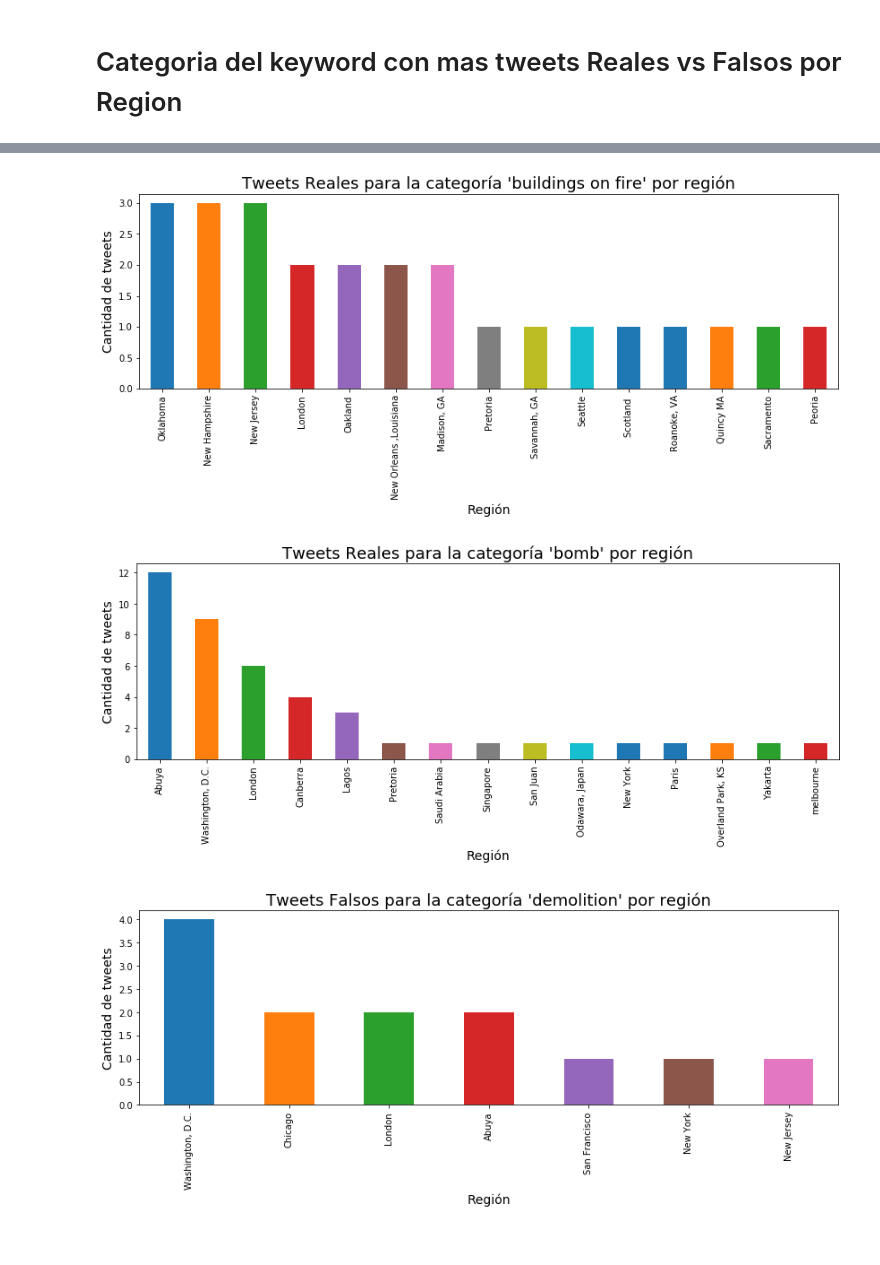
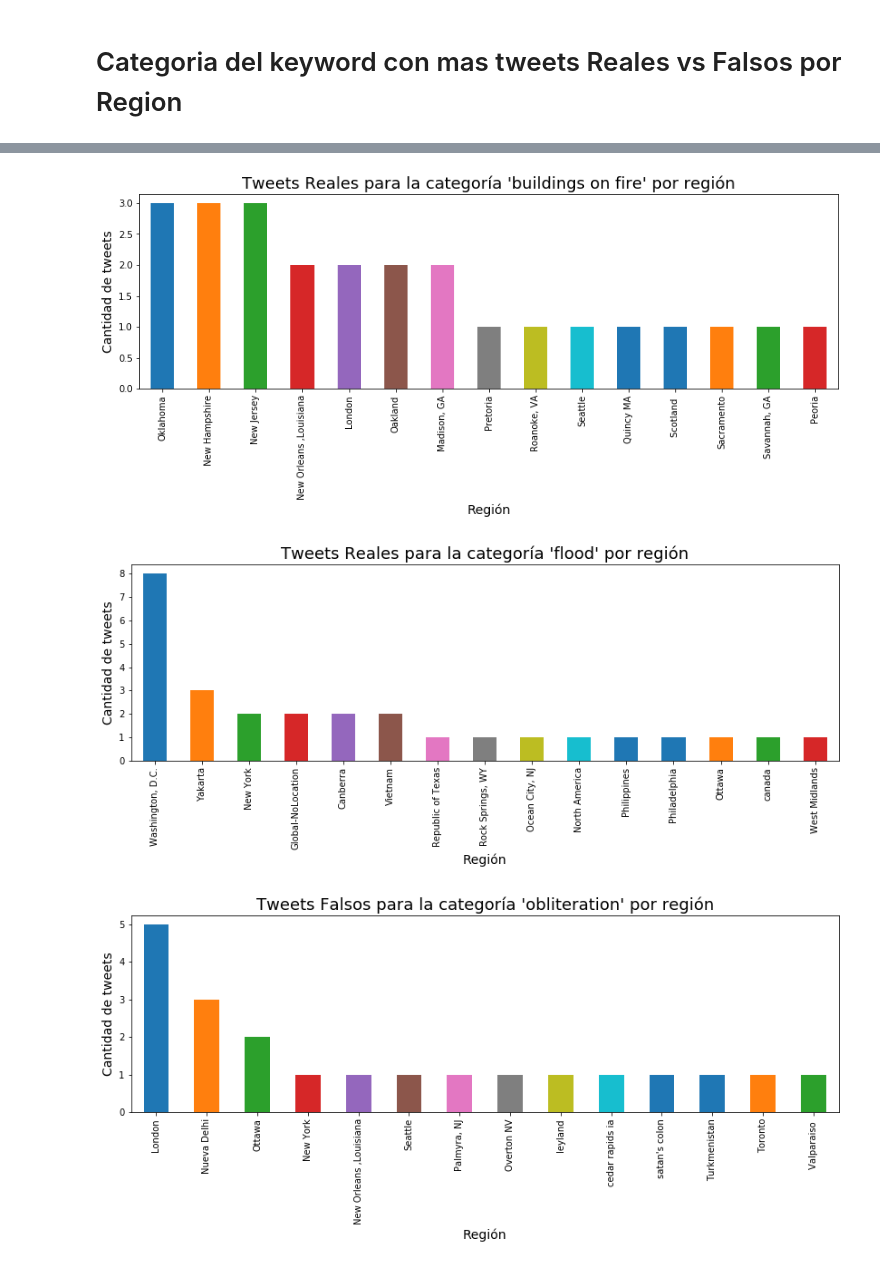
Before and after one commit to ZoraidaF/Cuarendata, a Jupyter notebook: Location_keyword_Tweets.ipynb, the cells around one changed output, grey strips where cells are left out. Saved outputs shown, nothing was run; the diff lists cells and outputs as text; code cells hidden in the pictures.

```diff
--- a/Location_keyword_Tweets.ipynb
+++ b/Location_keyword_Tweets.ipynb
@@ -42,6 +42,7 @@ training_set.describe()
 training_set['location'] = training_set['location'].apply(lambda x: 'Washington, D.C.' if 'US' in x else x)
 training_set['location'] = training_set['location'].apply(lambda x: 'Washington, D.C.' if 'United States' in x else x)
 training_set['location'] = training_set['location'].apply(lambda x: 'Washington, D.C.' if 'Washington' in x else x)
+training_set['location'] = training_set['location'].apply(lambda x: 'Washington, D.C.' if 'U.S.A' in x else x)
 #London, England = London = UK (capital)
 training_set['location'] = training_set['location'].apply(lambda x: 'London' if 'London' in x else x)
 training_set['location'] = training_set['location'].apply(lambda x: 'London' if 'UK' in x else x)
@@ -192,6 +193,9 @@ training_set = training_set.loc[(~training_set.location.str.contains('Earth', na
                                 & (~training_set.location.str.contains('11202', na=False))\
                                 & (~training_set.location.str.contains('MAD as Hell', na=False))\
                                 & (~training_set.location.str.contains('under the blanket', na=False))\
+                                & (~training_set.location.str.contains('10.6148', na=False))\
+                                & (~training_set.location.str.contains('oman', na=False))\
+                                & (~training_set.location.str.contains("don't", na=False))\
                                ]
 # %% [markdown]
 # Regiones con tweets Reales vs Falsos
@@ -543,7 +547,8 @@ plt.show()
 # %%
 # Obtenemos categorías para las keywords agrupando términos similares (que hacen referencia a lo mismos)
 keyword_category_tweets = keyword_tweets
-keyword_category_tweets['keyword_category'] = keyword_tweets['keyword']
+keyword_category_tweets['keyword'] = keyword_category_tweets['keyword'].replace(to_replace="%20", value=" ", regex=True)
+keyword_category_tweets['keyword_category'] = keyword_category_tweets['keyword']
 keyword_category_tweets['keyword_category'] = keyword_category_tweets['keyword_category'].apply(lambda x: 'annihilation' if 'annihilat' in x else x)
 keyword_category_tweets['keyword_category'] = keyword_category_tweets['keyword_category'].apply(lambda x: 'arson' if 'arson' in x else x)
 keyword_category_tweets['keyword_category'] = keyword_category_tweets['keyword_category'].apply(lambda x: 'attack' if 'attack' in x else x)
@@ -553,12 +558,11 @@ keyword_category_tweets['keyword_category'] = keyword_category_tweets['keyword_c
 keyword_category_tweets['keyword_category'] = keyword_category_tweets['keyword_category'].apply(lambda x: 'blood' if 'bloody' in x else x)
 keyword_category_tweets['keyword_category'] = keyword_category_tweets['keyword_category'].apply(lambda x: 'blew up' if 'blown up' in x else x)
 keyword_category_tweets['keyword_category'] = keyword_category_tweets['keyword_category'].apply(lambda x: 'body bag' if 'body bag' in x else x)
-keyword_category_tweets['keyword_category'] = keyword_category_tweets['keyword_category'].apply(lambda x: 'bomb' if 'bomb' in x else x)
 keyword_category_tweets['keyword_category'] = keyword_category_tweets['keyword_category'].apply(lambda x: 'buildings on fire' if 'buildings' in x else x)
 keyword_category_tweets['keyword_category'] = keyword_category_tweets['keyword_category'].apply(lambda x: 'burning' if 'burned' in x else x)
 keyword_category_tweets['keyword_category'] = keyword_category_tweets['keyword_category'].apply(lambda x: 'casualty' if 'casualties' in x else x)
 keyword_category_tweets['keyword_category'] = keyword_category_tweets['keyword_category'].apply(lambda x: 'catastrophe' if 'catastrop' in x else x)
-keyword_category_tweets['keyword_category'] = keyword_category_tweets['keyword_category'].apply(lambda x: 'collapse' if 'collapse' in x else x)
+keyword_category_tweets['keyword_category'] = keyword_category_tweets['keyword_category'].apply(lambda x: 'collapse' if 'collapsed' in x else x)
 keyword_category_tweets['keyword_category'] = keyword_category_tweets['keyword_category'].apply(lambda x: 'collision' if 'collide' in x else x)
 keyword_category_tweets['keyword_category'] = keyword_category_tweets['keyword_category'].apply(lambda x: 'crash' if 'crashed' in x else x)
 keyword_category_tweets['keyword_category'] = keyword_category_tweets['keyword_category'].apply(lambda x: 'crush' if 'crushed' in x else x)
@@ -569,8 +573,8 @@ keyword_category_tweets['keyword_category'] = keyword_category_tweets['keyword_c
 keyword_category_tweets['keyword_category'] = keyword_category_tweets['keyword_category'].apply(lambda x: 'derailment' if 'derail' in x else x)
 keyword_category_tweets['keyword_category'] = keyword_category_tweets['keyword_category'].apply(lambda x: 'desolation' if 'desolate' in x else x)
 keyword_category_tweets['keyword_category'] = keyword_category_tweets['keyword_category'].apply(lambda x: 'destruction' if 'destroy' in x else x)
-keyword_category_tweets['keyword_category'] = keyword_category_tweets['keyword_category'].apply(lambda x: 'detonation' if 'devastated' in x else x)
-keyword_category_tweets['keyword_category'] = keyword_category_tweets['keyword_category'].apply(lambda x: 'devastation' if 'annihilated' in x else x)
+keyword_category_tweets['keyword_category'] = keyword_category_tweets['keyword_category'].apply(lambda x: 'detonation' if 'detonat' in x else x)
+keyword_category_tweets['keyword_category'] = keyword_category_tweets['keyword_category'].apply(lambda x: 'devastation' if 'devastat' in x else x)
 keyword_category_tweets['keyword_category'] = keyword_category_tweets['keyword_category'].apply(lambda x: 'drowning' if 'drown' in x else x)
 keyword_category_tweets['keyword_category'] = keyword_category_tweets['keyword_category'].apply(lambda x: 'electrocute' if 'electrocute' in x else x)
 keyword_category_tweets['keyword_category'] = keyword_category_tweets['keyword_category'].apply(lambda x: 'evacuation' if 'evacuat' in x else x)
@@ -585,6 +589,7 @@ keyword_category_tweets['keyword_category'] = keyword_category_tweets['keyword_c
 keyword_category_tweets['keyword_category'] = keyword_category_tweets['keyword_category'].apply(lambda x: 'injury' if 'injur' in x else x)
 keyword_category_tweets['keyword_category'] = keyword_category_tweets['keyword_category'].apply(lambda x: 'inundation' if 'inundated' in x else x)
 keyword_category_tweets['keyword_category'] = keyword_category_tweets['keyword_category'].apply(lambda x: 'mass murder' if 'mass murder' in x else x)
+keyword_category_tweets['keyword_category'] = keyword_category_tweets['keyword_category'].apply(lambda x: 'obliteration' if 'obliterate' in x else x)
 keyword_category_tweets['keyword_category'] = keyword_category_tweets['keyword_category'].apply(lambda x: 'panic' if 'panic' in x else x)
 keyword_category_tweets['keyword_category'] = keyword_category_tweets['keyword_category'].apply(lambda x: 'quarantine' if 'quarantine' in x else x)
 keyword_category_tweets['keyword_category'] = keyword_category_tweets['keyword_category'].apply(lambda x: 'rescue' if 'rescue' in x else x)
@@ -592,9 +597,10 @@ keyword_category_tweets['keyword_category'] = keyword_category_tweets['keyword_c
 keyword_category_tweets['keyword_category'] = keyword_category_tweets['keyword_category'].apply(lambda x: 'screaming' if 'scream' in x else x)
 keyword_category_tweets['keyword_category'] = keyword_category_tweets['keyword_category'].apply(lambda x: 'siren' if 'siren' in x else x)
 keyword_category_tweets['keyword_category'] = keyword_category_tweets['keyword_category'].apply(lambda x: 'suicide bomb' if 'suicide bomb' in x else x)
+keyword_category_tweets['keyword_category'] = keyword_category_tweets['keyword_category'].apply(lambda x: 'bomb' if (x=='bomb')|(x=='bombed')|(x=='bombing') else x)
 keyword_category_tweets['keyword_category'] = keyword_category_tweets['keyword_category'].apply(lambda x: 'sinking' if 'sunk' in x else x)
 keyword_category_tweets['keyword_category'] = keyword_category_tweets['keyword_category'].apply(lambda x: 'survive' if 'surviv' in x else x)
-keyword_category_tweets['keyword_category'] = keyword_category_tweets['keyword_category'].apply(lambda x: 'terrorism' if 'terroris' in x else x)
+keyword_category_tweets['keyword_category'] = keyword_category_tweets['keyword_category'].apply(lambda x: 'terrorism' if 'terrorist' in x else x)
 keyword_category_tweets['keyword_category'] = keyword_category_tweets['keyword_category'].apply(lambda x: 'thunder' if 'thunder' in x else x)
 keyword_category_tweets['keyword_category'] = keyword_category_tweets['keyword_category'].apply(lambda x: 'trauma' if 'trauma' in x else x)
 keyword_category_tweets['keyword_category'] = keyword_category_tweets['keyword_category'].apply(lambda x: 'weapon' if 'weapon' in x else x)
@@ -742,33 +748,33 @@ plot_location_keyword_category_tweets_reales_bof.set_xlabel('Región', size=14)
 plot_location_keyword_category_tweets_reales_bof.legend().set_visible(False)
 plt.show()
 # %% [output]
-[figure, old version]
+[figure, new version]
 # %%
-#Para bomb con mas tweets reales analizamos la distribucion de regiones
-location_keyword_category_tweets_reales_bomb = location_keyword_category_tweets_reales.loc[location_keyword_category_tweets_reales['keyword_category'] == 'bomb']
+#Para flood con mas tweets reales analizamos la distribucion de regiones
+location_keyword_category_tweets_reales_flood = location_keyword_category_tweets_reales.loc[location_keyword_category_tweets_reales['keyword_category'] == 'flood']
 
-plot_location_keyword_category_tweets_reales_bomb = location_keyword_category_tweets_reales_bomb.head(15)
-plot_location_keyword_category_tweets_reales_bomb = plot_location_keyword_category_tweets_reales_bomb.plot(x='location', y='count', kind='bar',figsize=(14,4))
-plot_location_keyword_category_tweets_reales_bomb.set_title("Tweets Reales para la categoría 'bomb' por región", size=18)
-plot_location_keyword_category_tweets_reales_bomb.set_ylabel('Cantidad de tweets', size=14)
-plot_location_keyword_category_tweets_reales_bomb.set_xlabel('Región', size=14)
-plot_location_keyword_category_tweets_reales_bomb.legend().set_visible(False)
+plot_location_keyword_category_tweets_reales_flood = location_keyword_category_tweets_reales_flood.head(15)
+plot_location_keyword_category_tweets_reales_flood = plot_location_keyword_category_tweets_reales_flood.plot(x='location', y='count', kind='bar',figsize=(14,4))
+plot_location_keyword_category_tweets_reales_flood.set_title("Tweets Reales para la categoría 'flood' por región", size=18)
+plot_location_keyword_category_tweets_reales_flood.set_ylabel('Cantidad de tweets', size=14)
+plot_location_keyword_category_tweets_reales_flood.set_xlabel('Región', size=14)
+plot_location_keyword_category_tweets_reales_flood.legend().set_visible(False)
 plt.show()
 # %% [output]
-[figure, old version]
+[figure, new version]
 # %%
-#Para demolition con mas tweets falsos analizamos la distribucion de regiones
-location_keyword_category_tweets_reales_demolition = location_keyword_category_tweets_reales.loc[location_keyword_category_tweets_reales['keyword_category'] == 'demolition']
+#Para obliteration con mas tweets falsos analizamos la distribucion de regiones
+location_keyword_category_tweets_fakes_obliteration = location_keyword_category_tweets_fakes.loc[location_keyword_category_tweets_fakes['keyword_category'] == 'obliteration']
 
-plot_location_keyword_category_tweets_reales_demolition = location_keyword_category_tweets_reales_demolition.head(15)
-plot_location_keyword_category_tweets_reales_demolition = plot_location_keyword_category_tweets_reales_demolition.plot(x='location', y='count', kind='bar',figsize=(14,4))
-plot_location_keyword_category_tweets_reales_demolition.set_title("Tweets Falsos para la categoría 'demolition' por región", size=18)
-plot_location_keyword_category_tweets_reales_demolition.set_ylabel('Cantidad de tweets', size=14)
-plot_location_keyword_category_tweets_reales_demolition.set_xlabel('Región', size=14)
-plot_location_keyword_category_tweets_reales_demolition.legend().set_visible(False)
+plot_location_keyword_category_tweets_fakes_obliteration = location_keyword_category_tweets_fakes_obliteration.head(14)
+plot_location_keyword_category_tweets_fakes_obliteration = plot_location_keyword_category_tweets_fakes_obliteration.plot(x='location', y='count', kind='bar',figsize=(14,4))
+plot_location_keyword_category_tweets_fakes_obliteration.set_title("Tweets Falsos para la categoría 'obliteration' por región", size=18)
+plot_location_keyword_category_tweets_fakes_obliteration.set_ylabel('Cantidad de tweets', size=14)
+plot_location_keyword_category_tweets_fakes_obliteration.set_xlabel('Región', size=14)
+plot_location_keyword_category_tweets_fakes_obliteration.legend().set_visible(False)
 plt.show()
 # %% [output]
-[figure, old version]
+[figure, new version]
 # %%
 #Para blood con mas tweets falsos analizamos la distribucion de regiones
 location_keyword_category_tweets_fakes_blood = location_keyword_category_tweets_fakes.loc[location_keyword_category_tweets_fakes['keyword_category'] == 'blood']
```
Also changed, not shown: parts of 25 cells of this notebook.
